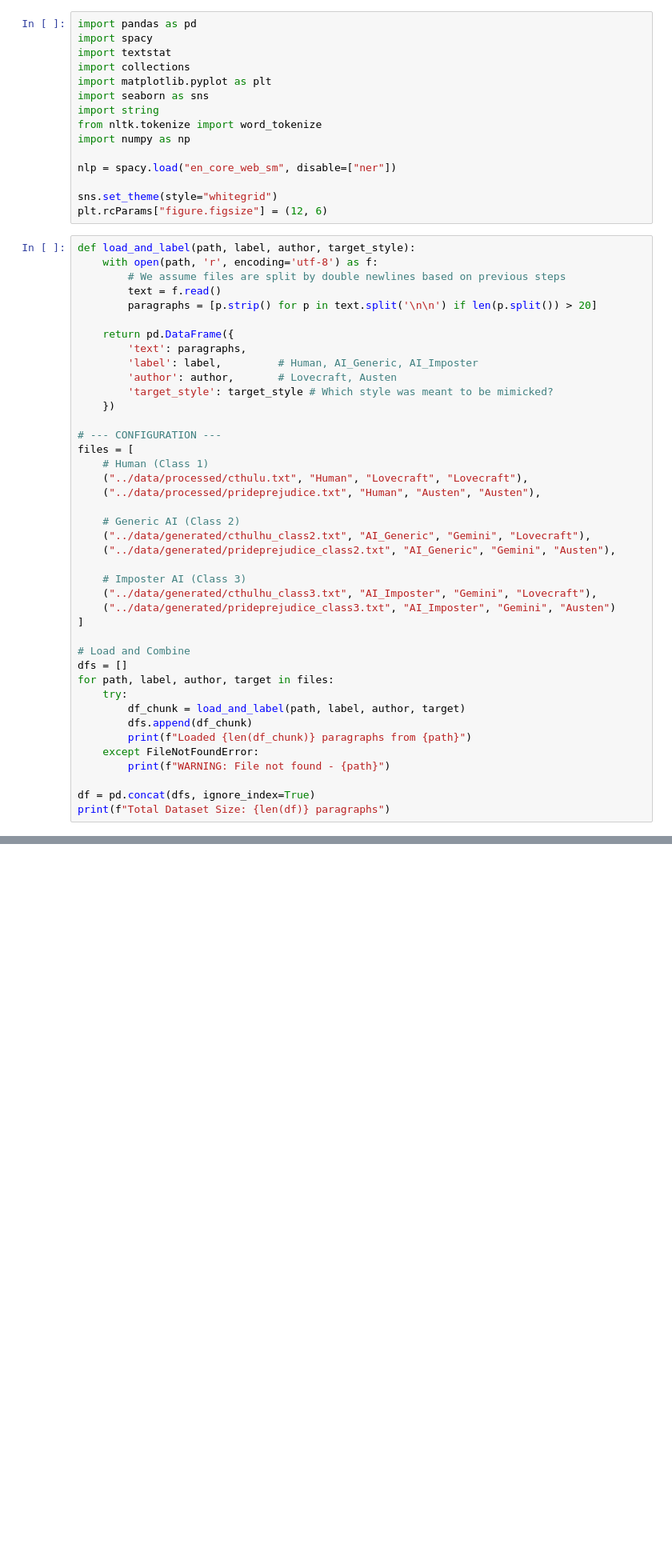
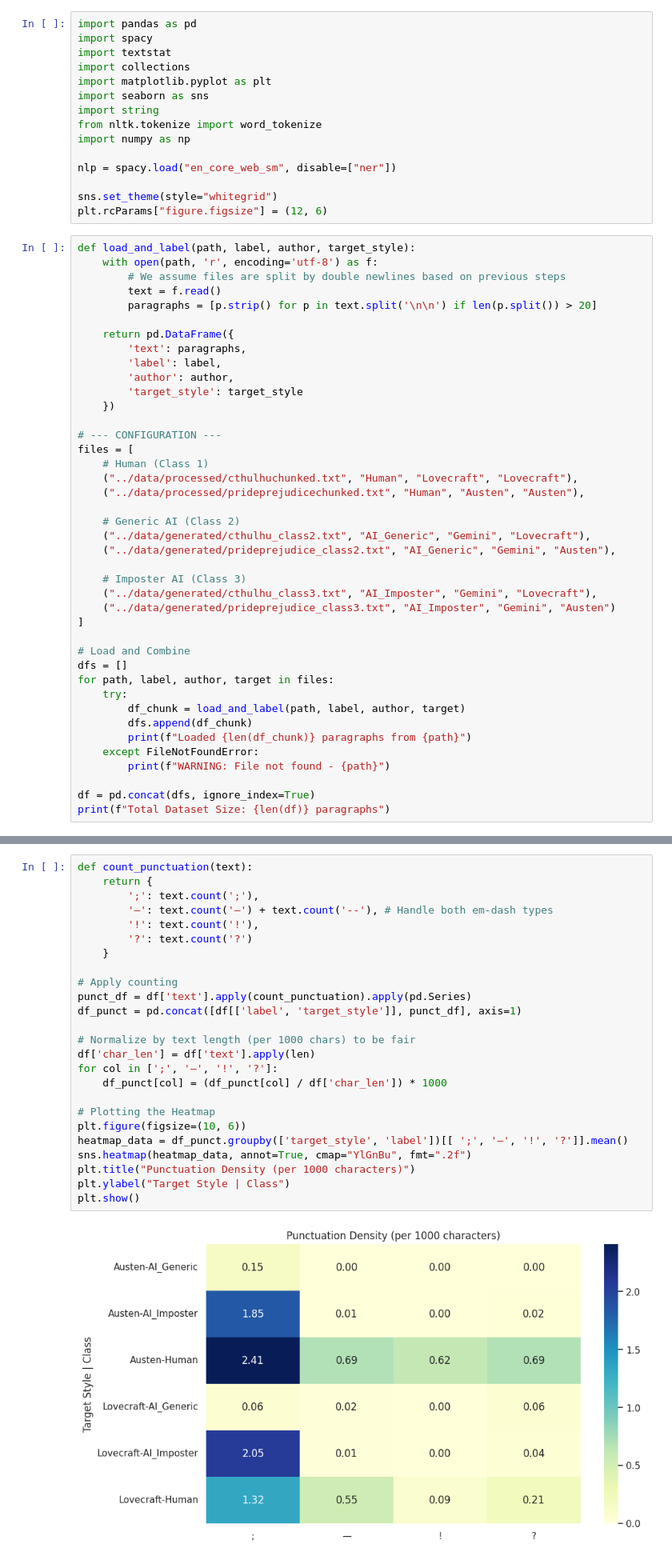
Before and after one commit to abhirajratna/precog-inlp, a Jupyter notebook: notebooks/task1.ipynb, the cells around one changed output, grey strips where cells are left out. Shown at 80% size. Cells and saved outputs as stored; diff of their text form; blank space fills up the shorter version.

```diff
--- a/notebooks/task1.ipynb
+++ b/notebooks/task1.ipynb
@@ -22,16 +22,16 @@ def load_and_label(path, label, author, target_style):
 
     return pd.DataFrame({
         'text': paragraphs,
-        'label': label,         # Human, AI_Generic, AI_Imposter
-        'author': author,       # Lovecraft, Austen
-        'target_style': target_style # Which style was meant to be mimicked?
+        'label': label,
+        'author': author,
+        'target_style': target_style
     })
 
 # --- CONFIGURATION ---
 files = [
     # Human (Class 1)
-    ("../data/processed/cthulu.txt", "Human", "Lovecraft", "Lovecraft"),
-    ("../data/processed/prideprejudice.txt", "Human", "Austen", "Austen"),
+    ("../data/processed/cthulhuchunked.txt", "Human", "Lovecraft", "Lovecraft"),
+    ("../data/processed/prideprejudicechunked.txt", "Human", "Austen", "Austen"),
 
     # Generic AI (Class 2)
     ("../data/generated/cthulhu_class2.txt", "AI_Generic", "Gemini", "Lovecraft"),
@@ -131,3 +150,30 @@ print(df_lexical)
+# %%
+def count_punctuation(text):
+    return {
+        ';': text.count(';'),
+        '—': text.count('—') + text.count('--'), # Handle both em-dash types
+        '!': text.count('!'),
+        '?': text.count('?')
+    }
+
+# Apply counting
+punct_df = df['text'].apply(count_punctuation).apply(pd.Series)
+df_punct = pd.concat([df[['label', 'target_style']], punct_df], axis=1)
+
+# Normalize by text length (per 1000 chars) to be fair
+df['char_len'] = df['text'].apply(len)
+for col in [';', '—', '!', '?']:
+    df_punct[col] = (df_punct[col] / df['char_len']) * 1000
+
+# Plotting the Heatmap
+plt.figure(figsize=(10, 6))
+heatmap_data = df_punct.groupby(['target_style', 'label'])[[ ';', '—', '!', '?']].mean()
+sns.heatmap(heatmap_data, annot=True, cmap="YlGnBu", fmt=".2f")
+plt.title("Punctuation Density (per 1000 characters)")
+plt.ylabel("Target Style | Class")
+plt.show()
+# %% [output]
+[figure, added]
 # %%
 # 1. Adjective/Noun Ratio Plot
 plt.figure(figsize=(12, 5))
```
Also changed, not shown: parts of 11 cells of this notebook, 2 other files.
